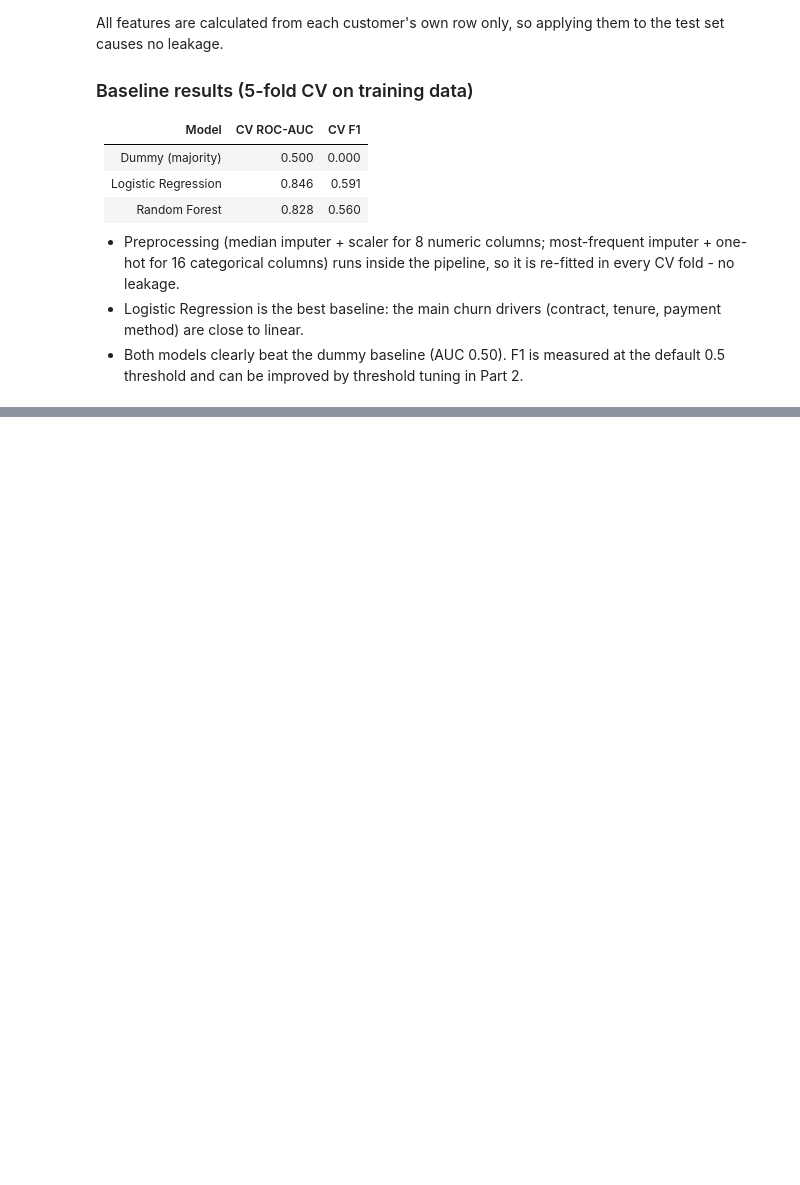
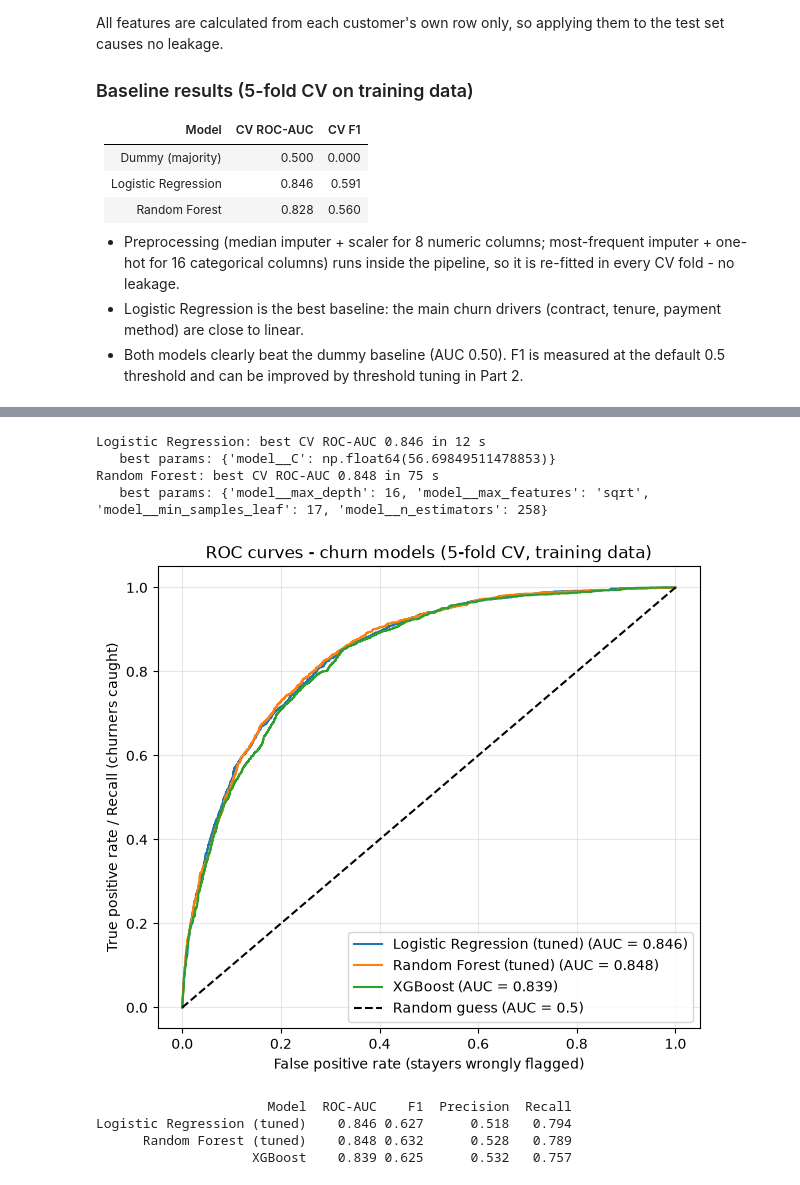
Before and after one commit to abineshs-arch/churn-prediction, a Jupyter notebook: churn.ipynb, the cells around one changed output, grey strips where cells are left out. Saved outputs shown, nothing was run; the diff lists cells and outputs as text; code cells hidden in the pictures; blank space fills up the shorter version.

Commit message:
Part 2 task 1: XGBoost, tuning, model comparison, threshold, feature importance

```diff
--- a/churn.ipynb
+++ b/churn.ipynb
@@ -277,0 +311,80 @@ All features are calculated from each customer's own row only, so applying them
+# %%
+import time
+from sklearn.model_selection import RandomizedSearchCV
+from scipy.stats import loguniform, randint
+
+searches = {
+    "Logistic Regression": (
+        LogisticRegression(max_iter=2000, class_weight="balanced"),
+        {"model__C": loguniform(0.001, 100)}),
+    "Random Forest": (
+        RandomForestClassifier(class_weight="balanced", random_state=42, n_jobs=-1),
+        {"model__n_estimators":     randint(200, 501),
+         "model__max_depth":        [None, 5, 8, 12, 16],
+         "model__min_samples_leaf": randint(1, 21),
+         "model__max_features":     ["sqrt", "log2", 0.5]}),
+}
+
+tuned = {}
+for name, (model, params) in searches.items():
+    pipe = Pipeline([("preprocess", preprocess), ("model", model)])
+    search = RandomizedSearchCV(pipe, params, n_iter=20, cv=5, scoring="roc_auc",
+                                random_state=42, n_jobs=-1)
+    start = time.time()
+    search.fit(X_train, y_train)            # TRAIN data only
+    tuned[name] = search.best_estimator_
+    print(f"{name}: best CV ROC-AUC {search.best_score_:.3f} "
+          f"in {time.time() - start:.0f} s")
+    print("   best params:", search.best_params_)
+# %% [output]
+Logistic Regression: best CV ROC-AUC 0.846 in 12 s
+   best params: {'model__C': np.float64(56.69849511478853)}
+Random Forest: best CV ROC-AUC 0.848 in 75 s
+   best params: {'model__max_depth': 16, 'model__max_features': 'sqrt', 'model__min_samples_leaf': 17, 'model__n_estimators': 258}
+# %%
+from sklearn.model_selection import cross_val_predict
+from sklearn.metrics import (roc_auc_score, roc_curve, f1_score,
+                             precision_score, recall_score)
+
+final_models = {
+    "Logistic Regression (tuned)": tuned["Logistic Regression"],
+    "Random Forest (tuned)":       tuned["Random Forest"],
+    "XGBoost":                     Pipeline([("preprocess", preprocess),
+                                             ("model", models_bal["XGBoost"])]),
+}
+
+oof = {}        # out-of-fold churn probabilities for every training customer
+rows = []
+plt.figure(figsize=(7, 6))
+
+for name, pipe in final_models.items():
+    p = cross_val_predict(pipe, X_train, y_train, cv=5, method="predict_proba")[:, 1]
+    oof[name] = p
+    pred = (p >= 0.5).astype(int)
+    auc = roc_auc_score(y_train, p)
+    rows.append({"Model": name,
+                 "ROC-AUC":   round(auc, 3),
+                 "F1":        round(f1_score(y_train, pred), 3),
+                 "Precision": round(precision_score(y_train, pred), 3),
+                 "Recall":    round(recall_score(y_train, pred), 3)})
+    fpr, tpr, _ = roc_curve(y_train, p)
+    plt.plot(fpr, tpr, label=f"{name} (AUC = {auc:.3f})")
+
+plt.plot([0, 1], [0, 1], "k--", label="Random guess (AUC = 0.5)")
+plt.xlabel("False positive rate (stayers wrongly flagged)")
+plt.ylabel("True positive rate / Recall (churners caught)")
+plt.title("ROC curves - churn models (5-fold CV, training data)")
+plt.legend()
+plt.grid(alpha=0.3)
+plt.savefig("roc_comparison.png", dpi=150, bbox_inches="tight")
+plt.show()
+
+comparison = pd.DataFrame(rows)
+print(comparison.to_string(index=False))
+comparison.to_csv("model_comparison.csv", index=False)
+# %% [output]
+[figure, added]
+                      Model  ROC-AUC    F1  Precision  Recall
+Logistic Regression (tuned)    0.846 0.627      0.518   0.794
+      Random Forest (tuned)    0.848 0.632      0.528   0.789
+                    XGBoost    0.839 0.625      0.532   0.757
```
Also changed, not shown: parts of 5 cells of this notebook, 3 other files.
